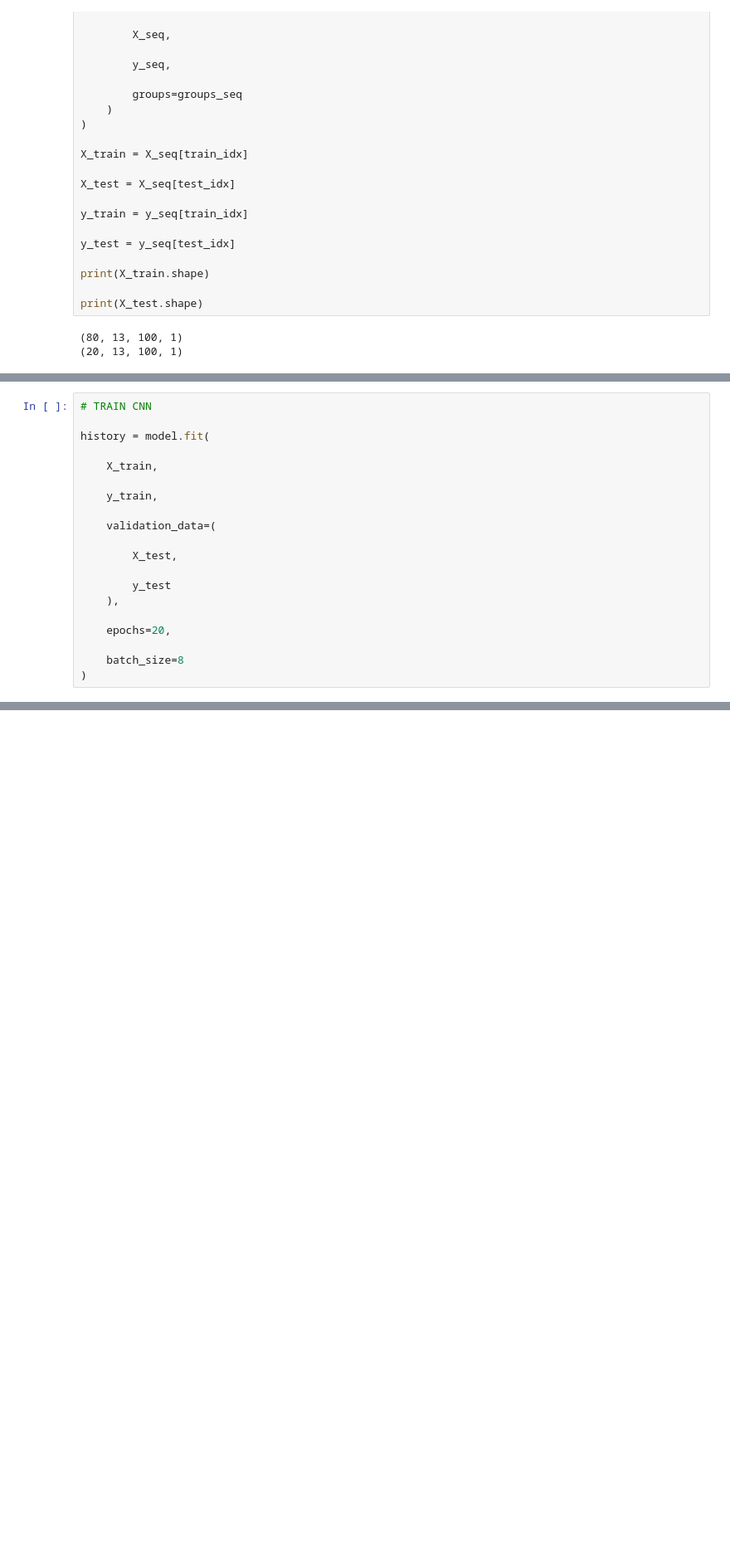
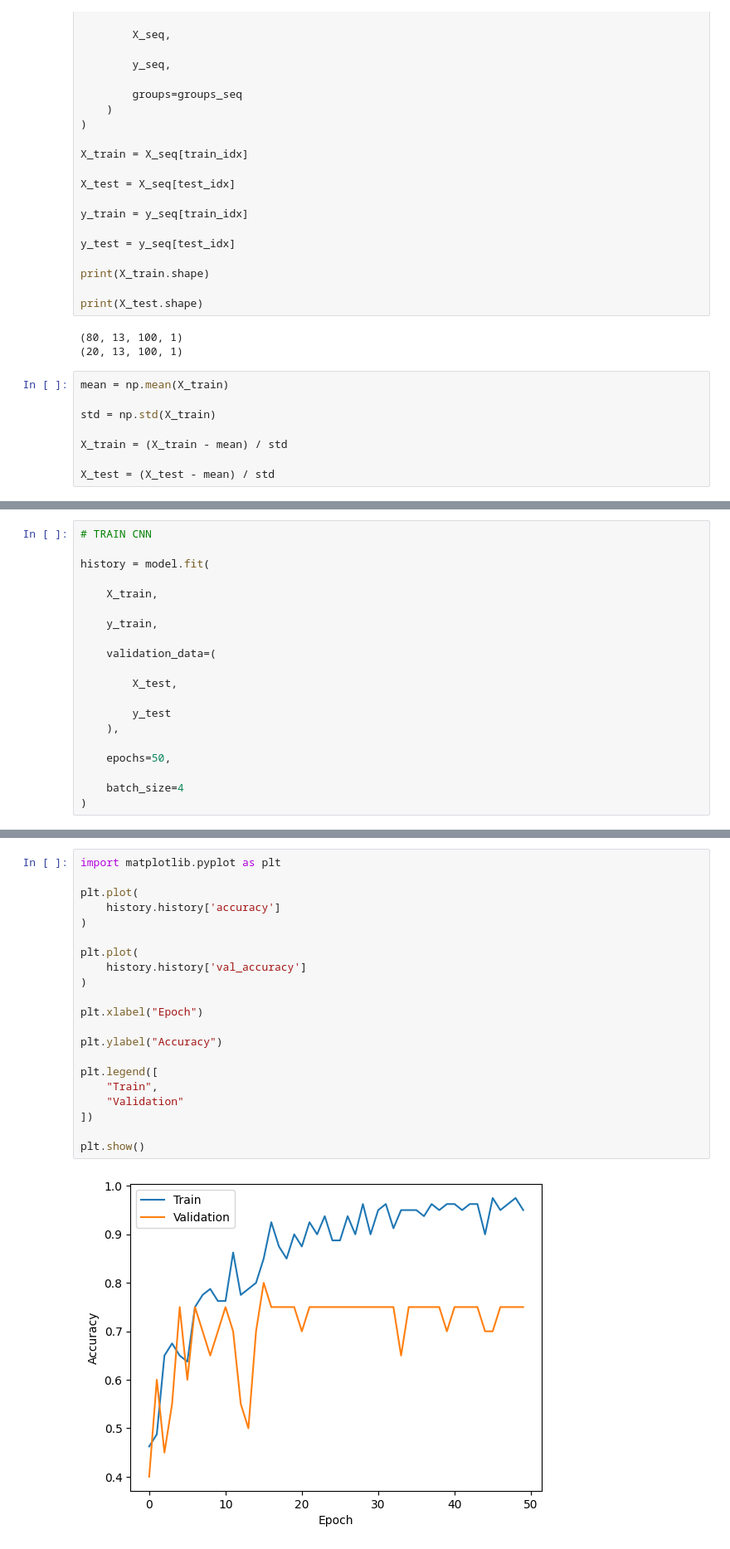
Before and after one commit to zencod-646/Deeplearning, a Jupyter notebook: featurecheck.ipynb, the cells around one changed output, grey strips where cells are left out. Shown at 83% size. Saved outputs shown, nothing was run; the diff lists cells and outputs as text; blank space fills up the shorter version.

```diff
--- a/featurecheck.ipynb
+++ b/featurecheck.ipynb
@@ -1608,4 +1608,12 @@ print(X_test.shape)
 # %% [output]
 (80, 13, 100, 1)
 (20, 13, 100, 1)
+# %%
+mean = np.mean(X_train)
+
+std = np.std(X_train)
+
+X_train = (X_train - mean) / std
+
+X_test = (X_test - mean) / std
 # %%
@@ -1728,8 +1696,8 @@ history = model.fit(
         y_test
     ),
 
-    epochs=20,
+    epochs=50,
 
-    batch_size=8
+    batch_size=4
 )
 # %% [output]
@@ -1769,0 +1757,23 @@ Accuracy: 0.4000000059604645
+# %%
+import matplotlib.pyplot as plt
+
+plt.plot(
+    history.history['accuracy']
+)
+
+plt.plot(
+    history.history['val_accuracy']
+)
+
+plt.xlabel("Epoch")
+
+plt.ylabel("Accuracy")
+
+plt.legend([
+    "Train",
+    "Validation"
+])
+
+plt.show()
+# %% [output]
+[figure, added]
```
Also changed, not shown: parts of 9 cells of this notebook.
